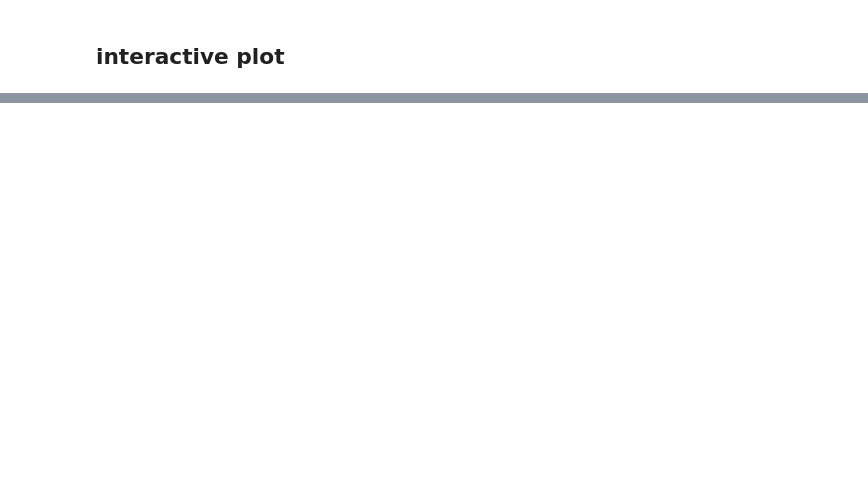
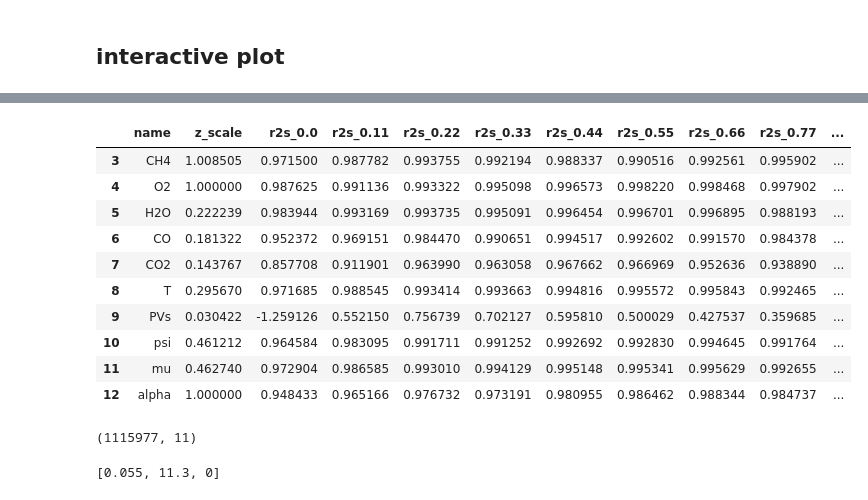
Before and after one commit to uqyge/combustionML, a Jupyter notebook: FPV_ANN/fgm_nn_inhouse.ipynb, the cells around one changed output, grey strips where cells are left out. Drawn from its saved outputs; the diff is of its cells as text; code cells hidden in the pictures; blank space fills up the shorter version.

```diff
--- a/FPV_ANN/fgm_nn_inhouse.ipynb
+++ b/FPV_ANN/fgm_nn_inhouse.ipynb
@@ -667,0 +759,67 @@ ValueError: Unknown metric function:coeff_r2
+# %%
+from sklearn.metrics import r2_score
+
+x_test_df = pd.DataFrame(in_scaler.inverse_transform(x_test),columns=input_features)
+
+predict_val = student_model.predict(x_test,batch_size=1024*8)
+predict_df = pd.DataFrame(out_scaler.inverse_transform(predict_val), columns=labels)
+
+pred_data=pd.concat([x_test_df,predict_df],axis=1)
+
+!rm sim_check.h5
+pred_data.to_hdf('sim_check.h5',key='pred')
+df_pred=pd.read_hdf('sim_check.h5',key='pred')
+
+zeta_level=list(set(df_test['zeta']))
+zeta_level.sort()
+
+
+res_sum=pd.DataFrame()
+r2s=[]
+r2s_i=[]
+
+names=[]
+maxs_0=[]
+maxs_9=[]
+
+for r2,name in zip(r2_score(df_test,df_pred,multioutput='raw_values'),df_test.columns):
+  names.append(name)
+  r2s.append(r2)
+  maxs_0.append(df_test[df_test['zeta']==zeta_level[0]][name].max())
+  maxs_9.append(df_test[df_test['zeta']==zeta_level[8]][name].max())
+  for i in zeta_level:
+    r2s_i.append(r2_score(df_pred[df_pred['zeta']==i][name],
+                          df_test[df_test['zeta']==i][name]))
+
+res_sum['name']=names
+# res_sum['max_0']=maxs_0
+# res_sum['max_9']=maxs_9
+res_sum['z_scale']=[m_9/(m_0+1e-20) for m_9,m_0 in zip(maxs_9,maxs_0)]
+# res_sum['r2']=r2s
+
+
+tmp=np.asarray(r2s_i).reshape(-1,10)
+for idx,z in enumerate(zeta_level):
+  res_sum['r2s_'+str(z)]=tmp[:,idx]
+
+res_sum[3:]
+# %% [output]
+|  | name | z_scale | r2s_0.0 | r2s_0.11 | r2s_0.22 | r2s_0.33 | r2s_0.44 | r2s_0.55 | r2s_0.66 | r2s_0.77 | ... |
+| 3 | CH4 | 1.008505 | 0.971500 | 0.987782 | 0.993755 | 0.992194 | 0.988337 | 0.990516 | 0.992561 | 0.995902 | ... |
+| 4 | O2 | 1.000000 | 0.987625 | 0.991136 | 0.993322 | 0.995098 | 0.996573 | 0.998220 | 0.998468 | 0.997902 | ... |
+| 5 | H2O | 0.222239 | 0.983944 | 0.993169 | 0.993735 | 0.995091 | 0.996454 | 0.996701 | 0.996895 | 0.988193 | ... |
+| 6 | CO | 0.181322 | 0.952372 | 0.969151 | 0.984470 | 0.990651 | 0.994517 | 0.992602 | 0.991570 | 0.984378 | ... |
+| 7 | CO2 | 0.143767 | 0.857708 | 0.911901 | 0.963990 | 0.963058 | 0.967662 | 0.966969 | 0.952636 | 0.938890 | ... |
+| 8 | T | 0.295670 | 0.971685 | 0.988545 | 0.993414 | 0.993663 | 0.994816 | 0.995572 | 0.995843 | 0.992465 | ... |
+| 9 | PVs | 0.030422 | -1.259126 | 0.552150 | 0.756739 | 0.702127 | 0.595810 | 0.500029 | 0.427537 | 0.359685 | ... |
+| 10 | psi | 0.461212 | 0.964584 | 0.983095 | 0.991711 | 0.991252 | 0.992692 | 0.992830 | 0.994645 | 0.991764 | ... |
+| 11 | mu | 0.462740 | 0.972904 | 0.986585 | 0.993010 | 0.994129 | 0.995148 | 0.995341 | 0.995629 | 0.992655 | ... |
+| 12 | alpha | 1.000000 | 0.948433 | 0.965166 | 0.976732 | 0.973191 | 0.980955 | 0.986462 | 0.988344 | 0.984737 | ... |
+# %%
+y_train.shape
+# %% [output]
+(1115977, 11)
+# %%
+in_scaler.transform([0.055,11.3,0])
+# %% [output]
+[0.055, 11.3, 0]
```
Also changed, not shown: parts of 14 cells of this notebook, 7 other files.
